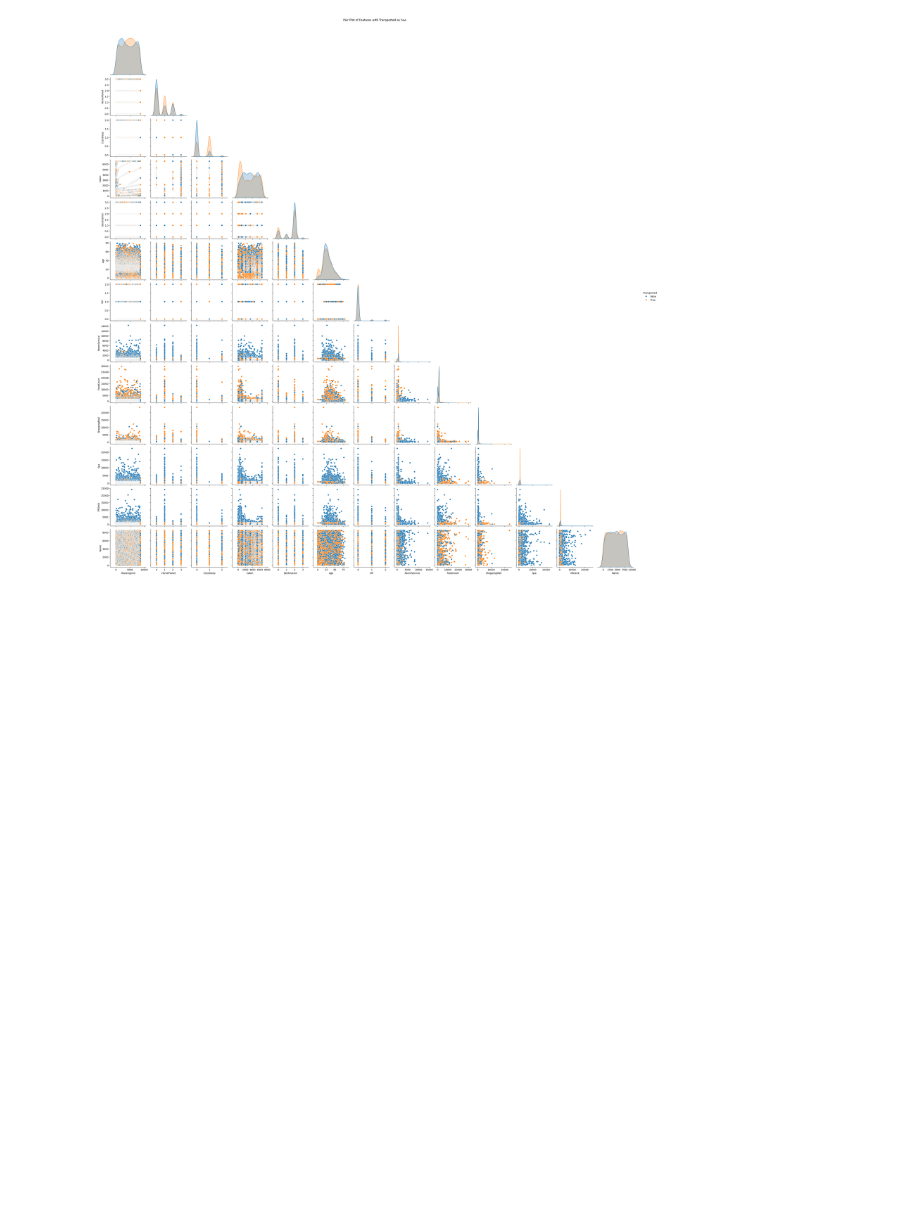
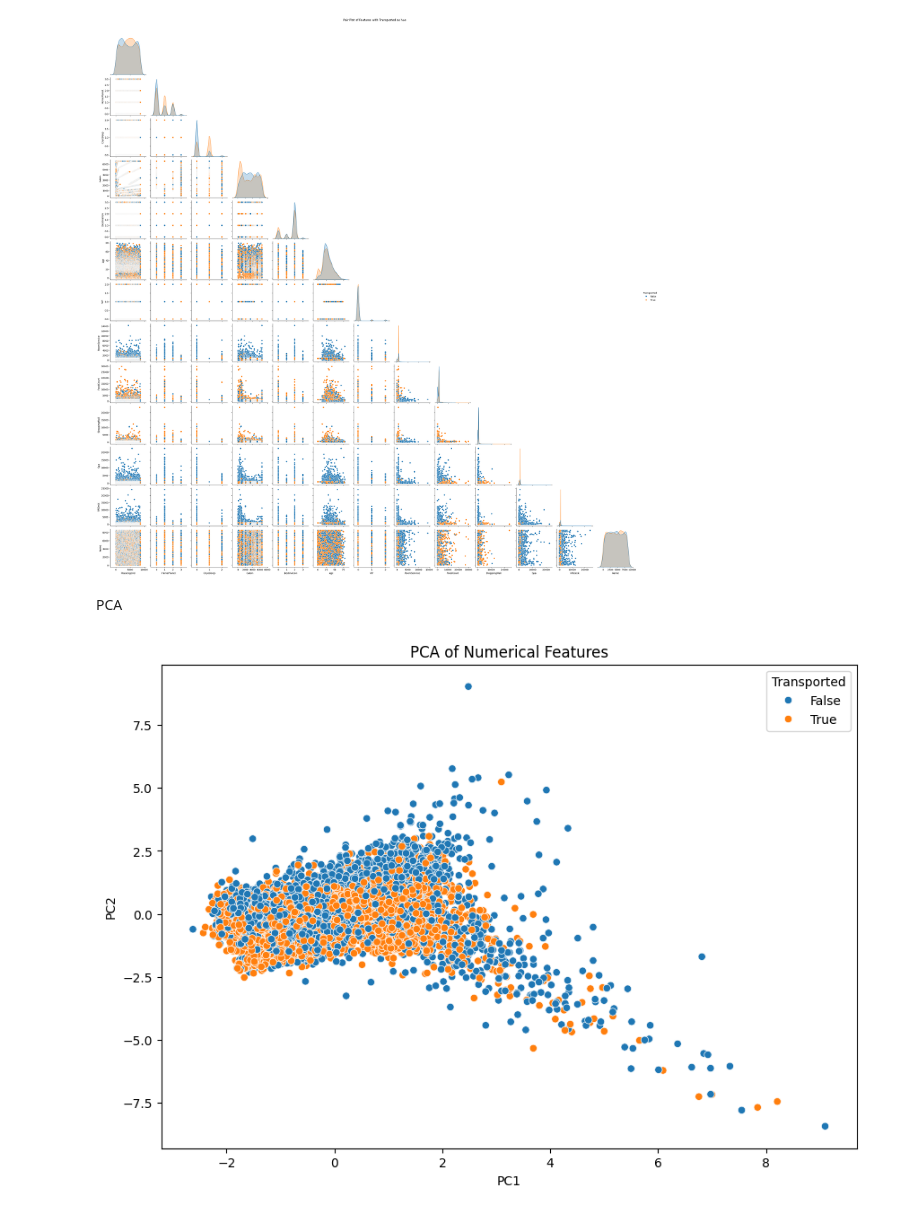
Before and after one commit to 7PAM2015-0509-23-Group7/Kaggle-Challenge, a Jupyter notebook: Kaggle_Challenge_notebook.ipynb, the cells around one changed output. Drawn from its saved outputs; the diff is of its cells as text; code cells hidden in the pictures; blank space fills up the shorter version.

```diff
--- a/Kaggle_Challenge_notebook.ipynb
+++ b/Kaggle_Challenge_notebook.ipynb
@@ -337,3 +337,25 @@ plt.suptitle('Pair Plot of Features with Transported as hue', y=1.02)
 plt.show()
 # %% [output]
 [figure]
+# %% [markdown]
+PCA
+# %%
+# Standardize the data
+scaler = StandardScaler()
+scaled_data = scaler.fit_transform(train.select_dtypes(include=[np.number]))
+
+# Apply PCA
+pca = PCA(n_components=2)
+pca_result = pca.fit_transform(scaled_data)
+
+# Create a DataFrame for PCA results
+pca_df = pd.DataFrame(data=pca_result, columns=['PC1', 'PC2'])
+pca_df['Transported'] = train['Transported'].values
+
+# Plot PCA results
+plt.figure(figsize=(10, 7))
+sns.scatterplot(x='PC1', y='PC2', hue='Transported', data=pca_df)
+plt.title('PCA of Numerical Features')
+plt.show()
+# %% [output]
+[figure, added]
```
Also changed, not shown: parts of 2 cells of this notebook.
